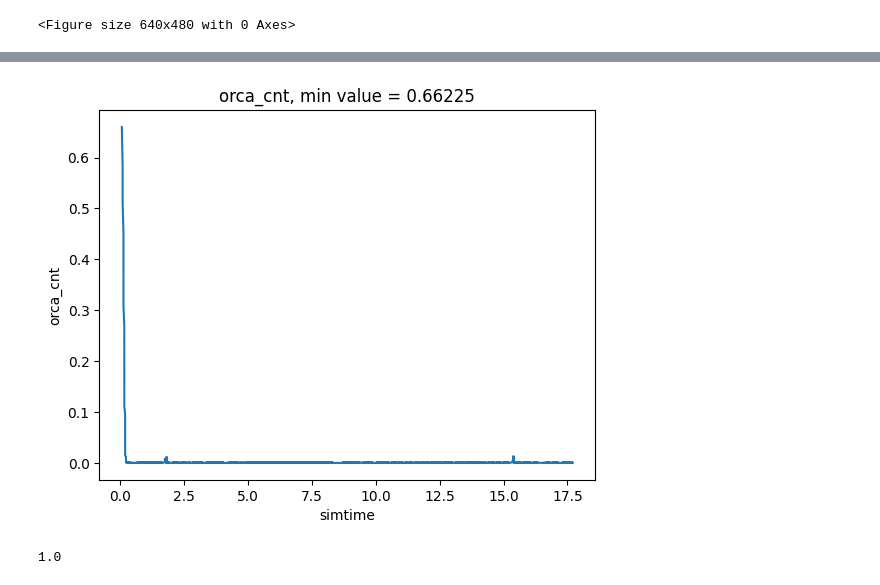
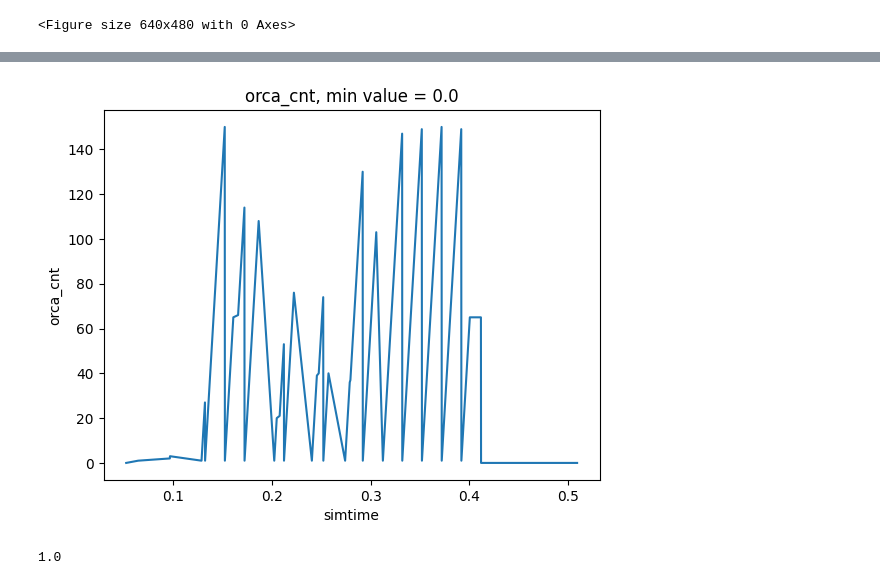
Before and after one commit to laibah-iqbal/raynet, a Jupyter notebook: configs/orca/results.ipynb, the cells around one changed output, grey strips where cells are left out. Cells and saved outputs as stored; diff of their text form; code cells hidden in the pictures.

```diff
--- a/configs/orca/results.ipynb
+++ b/configs/orca/results.ipynb
@@ -99,14 +98,14 @@ df_main[df_main.name == 'rtt:vector'].head()
 # %%
-vec = df_main[df_main.name == 'rttvar:vector'] #.iloc[1]  # take some vector
-plt.plot(vec.vectime.iloc[1], vec.vecvalue.iloc[1]) #, drawstyle='steps-post')
+vec = df_main[df_main.name == 'orca_cnt:vector'] #.iloc[1]  # take some vector
+plt.plot(vec.vectime.iloc[0], vec.vecvalue.iloc[0]) #, drawstyle='steps-post')
 
 plt.title('orca_cnt, min value = ' + str(min(vec.vecvalue.iloc[0])))
 plt.xlabel('simtime')
 plt.ylabel('orca_cnt')
 # plt.xlim(0,100)
 plt.show()
 # %% [output]
-[figure, old version]
+[figure, new version]
 # %%
 print(min(vec.vecvalue.iloc[0]))
 # %% [output]
```
Also changed, not shown: parts of 10 cells of this notebook, 4 other files.
